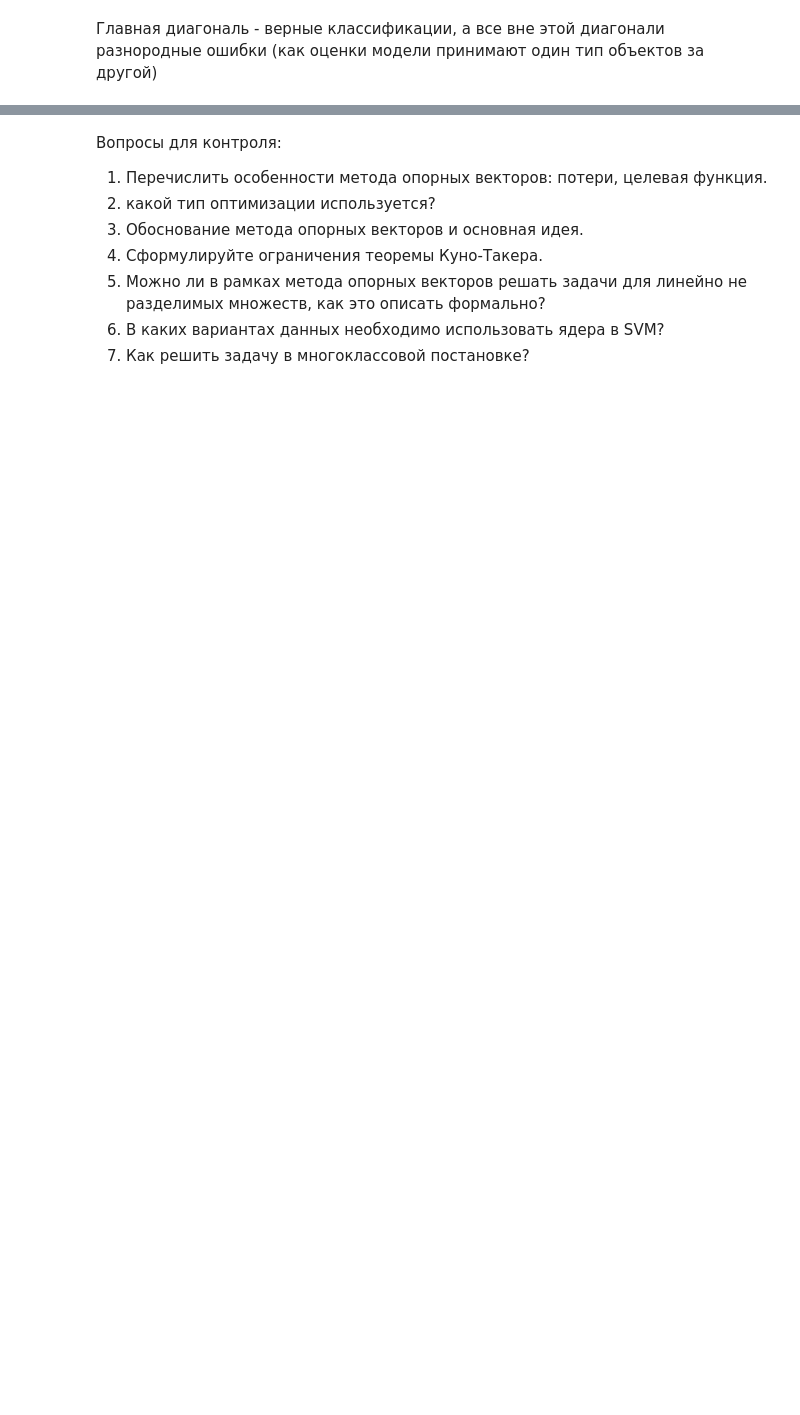
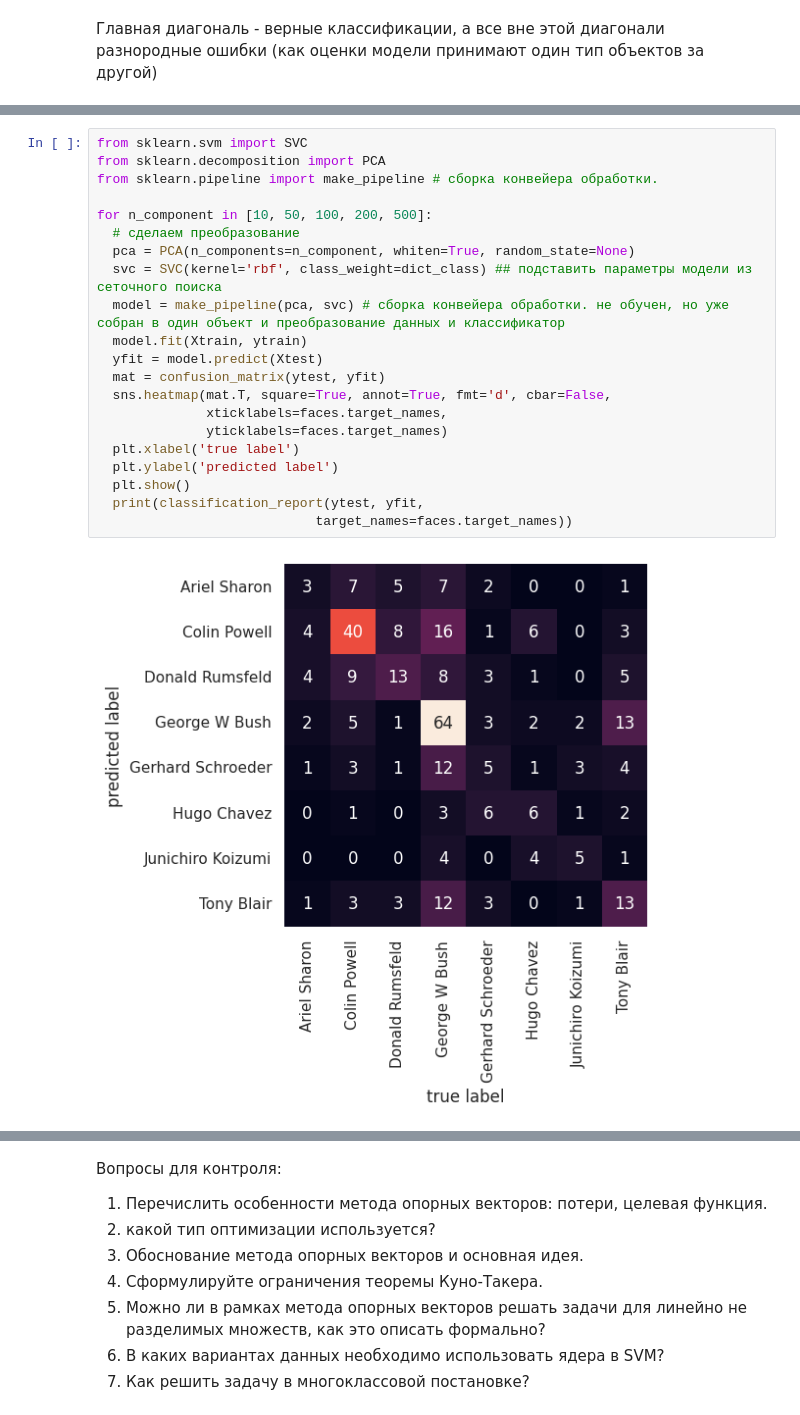
Before and after one commit to mkorlyakova/MSTU-courses, a Jupyter notebook: ML magister/6/ML_lab3.ipynb, the cells around one changed output, grey strips where cells are left out. Drawn from its saved outputs; the diff is of its cells as text; blank space fills up the shorter version.

```diff
--- a/ML magister/6/ML_lab3.ipynb
+++ b/ML magister/6/ML_lab3.ipynb
@@ -497,0 +539,23 @@ plt.ylabel('predicted label');
+# %%
+from sklearn.svm import SVC
+from sklearn.decomposition import PCA
+from sklearn.pipeline import make_pipeline # сборка конвейера обработки.
+
+for n_component in [10, 50, 100, 200, 500]:
+  # сделаем преобразование
+  pca = PCA(n_components=n_component, whiten=True, random_state=None)
+  svc = SVC(kernel='rbf', class_weight=dict_class) ## подставить параметры модели из сеточного поиска
+  model = make_pipeline(pca, svc) # сборка конвейера обработки. не обучен, но уже собран в один объект и преобразование данных и классификатор
+  model.fit(Xtrain, ytrain)
+  yfit = model.predict(Xtest)
+  mat = confusion_matrix(ytest, yfit)
+  sns.heatmap(mat.T, square=True, annot=True, fmt='d', cbar=False,
+              xticklabels=faces.target_names,
+              yticklabels=faces.target_names)
+  plt.xlabel('true label')
+  plt.ylabel('predicted label')
+  plt.show()
+  print(classification_report(ytest, yfit,
+                            target_names=faces.target_names))
+# %% [output]
+[figure, added]
```
Also changed, not shown: parts of 27 cells of this notebook.
